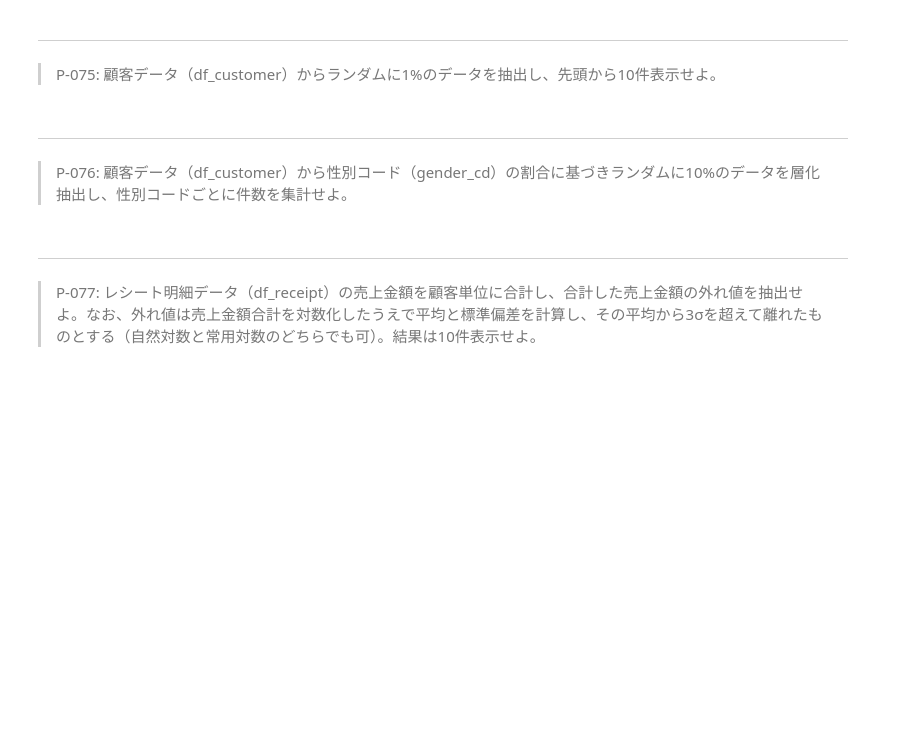
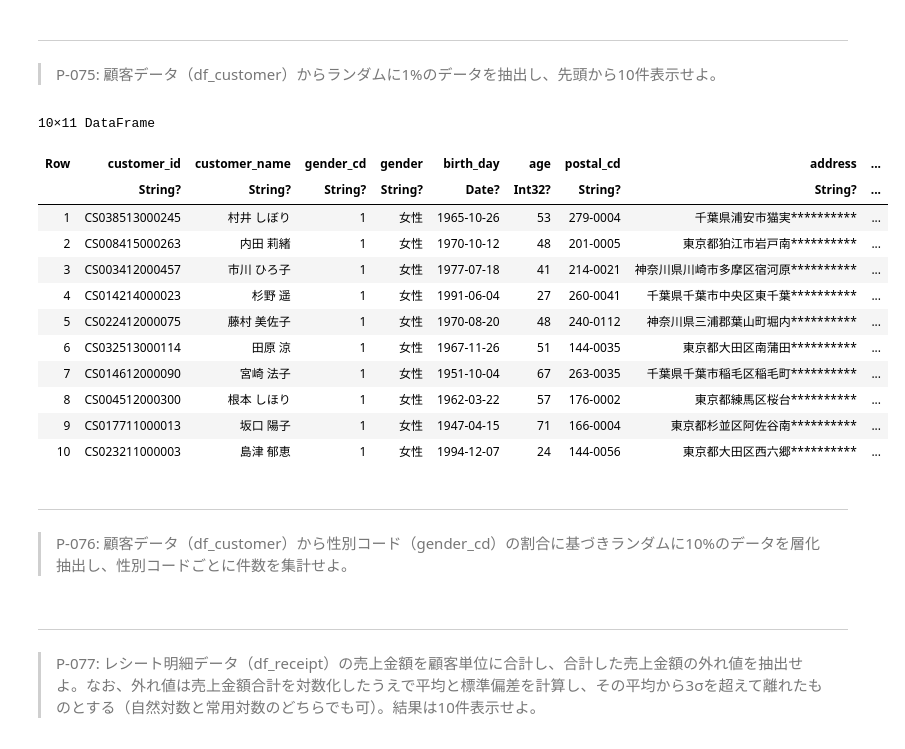
Before and after one commit to kuru-to/100knocks-preprocess, a Jupyter notebook: docker/work/preprocess_knock_Julia.ipynb, the cells around one changed output. Drawn from its saved outputs; the diff is of its cells as text; code cells hidden in the pictures; blank space fills up the shorter version.

```diff
--- a/docker/work/preprocess_knock_Julia.ipynb
+++ b/docker/work/preprocess_knock_Julia.ipynb
@@ -1741,6 +1884,22 @@ end
 # %% [markdown]
 ---
 > P-075: 顧客データ（df_customer）からランダムに1%のデータを抽出し、先頭から10件表示せよ。
+# %%
+first(df_customer[StatsBase.sample(1:size(df_customer)[1], div(size(df_customer)[1], 100), replace=false), :], 10)
+# %% [output]
+10×11 DataFrame
+| Row | customer_id | customer_name | gender_cd | gender | birth_day | age | postal_cd | address | ... |
+|  | String? | String? | String? | String? | Date? | Int32? | String? | String? | ... |
+| 1 | CS038513000245 | 村井 しぼり | 1 | 女性 | 1965-10-26 | 53 | 279-0004 | 千葉県浦安市猫実********** | ... |
+| 2 | CS008415000263 | 内田 莉緒 | 1 | 女性 | 1970-10-12 | 48 | 201-0005 | 東京都狛江市岩戸南********** | ... |
+| 3 | CS003412000457 | 市川 ひろ子 | 1 | 女性 | 1977-07-18 | 41 | 214-0021 | 神奈川県川崎市多摩区宿河原********** | ... |
+| 4 | CS014214000023 | 杉野 遥 | 1 | 女性 | 1991-06-04 | 27 | 260-0041 | 千葉県千葉市中央区東千葉********** | ... |
+| 5 | CS022412000075 | 藤村 美佐子 | 1 | 女性 | 1970-08-20 | 48 | 240-0112 | 神奈川県三浦郡葉山町堀内********** | ... |
+| 6 | CS032513000114 | 田原 涼 | 1 | 女性 | 1967-11-26 | 51 | 144-0035 | 東京都大田区南蒲田********** | ... |
+| 7 | CS014612000090 | 宮崎 法子 | 1 | 女性 | 1951-10-04 | 67 | 263-0035 | 千葉県千葉市稲毛区稲毛町********** | ... |
+| 8 | CS004512000300 | 根本 しほり | 1 | 女性 | 1962-03-22 | 57 | 176-0002 | 東京都練馬区桜台********** | ... |
+| 9 | CS017711000013 | 坂口 陽子 | 1 | 女性 | 1947-04-15 | 71 | 166-0004 | 東京都杉並区阿佐谷南********** | ... |
+| 10 | CS023211000003 | 島津 郁恵 | 1 | 女性 | 1994-12-07 | 24 | 144-0056 | 東京都大田区西六郷********** | ... |
 # %% [markdown]
 ---
 > P-076: 顧客データ（df_customer）から性別コード（gender_cd）の割合に基づきランダムに10%のデータを層化抽出し、性別コードごとに件数を集計せよ。
```
Also changed, not shown: parts of 65 cells of this notebook.
